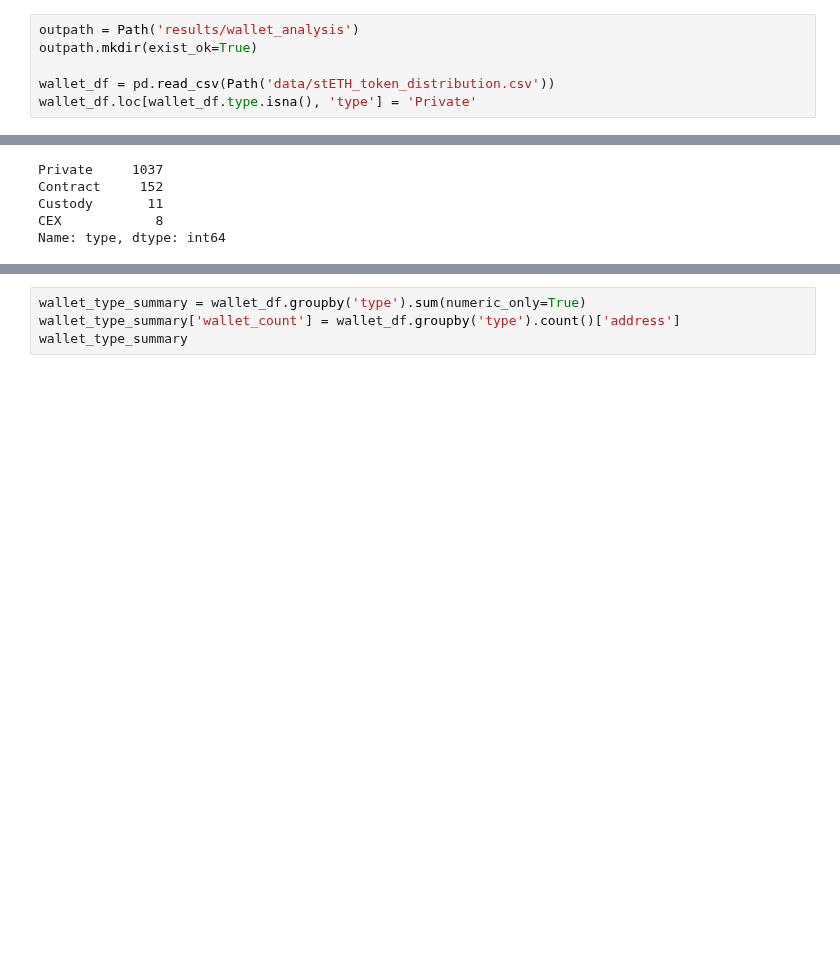
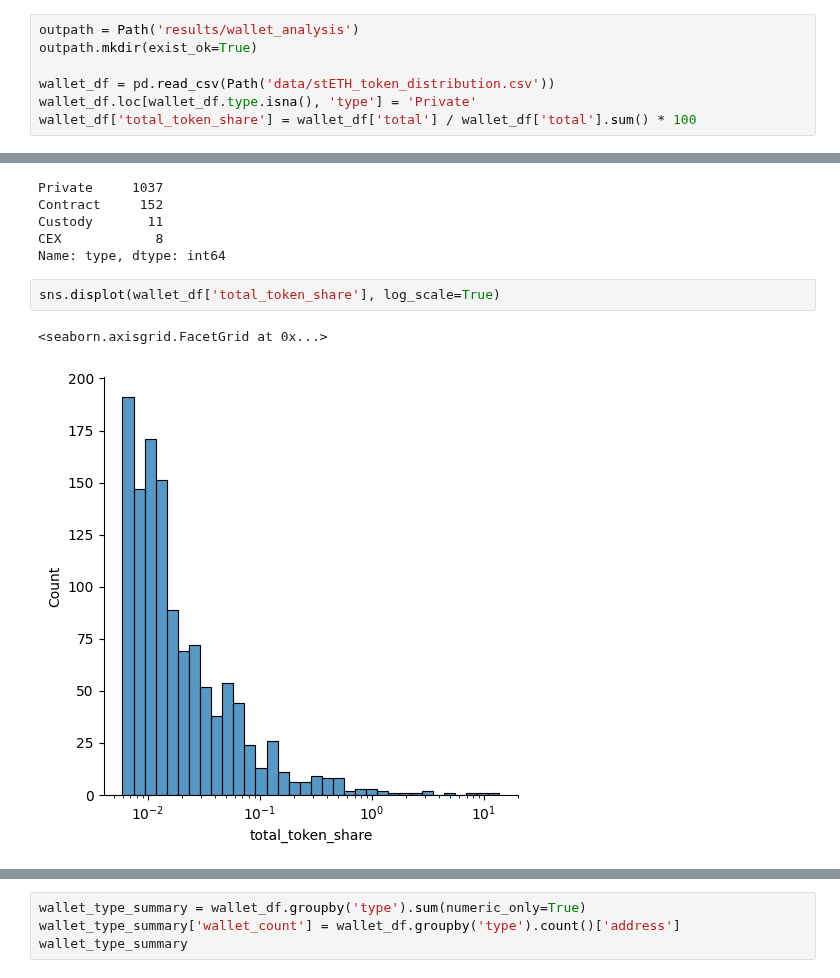
Before and after one commit to collectif-dao/dg-research, a Jupyter notebook: wallet_analysis.ipynb, the cells around one changed output, grey strips where cells are left out. Saved outputs shown, nothing was run; the diff lists cells and outputs as text; blank space fills up the shorter version.

```diff
--- a/wallet_analysis.ipynb
+++ b/wallet_analysis.ipynb
@@ -40,3 +40,4 @@ outpath.mkdir(exist_ok=True)
 
 wallet_df = pd.read_csv(Path('data/stETH_token_distribution.csv'))
 wallet_df.loc[wallet_df.type.isna(), 'type'] = 'Private'
+wallet_df['total_token_share'] = wallet_df['total'] / wallet_df['total'].sum() * 100
@@ -48,3 +65,8 @@ Contract     152
 Custody       11
 CEX            8
 Name: type, dtype: int64
+# %%
+sns.displot(wallet_df['total_token_share'], log_scale=True)
+# %% [output]
+<seaborn.axisgrid.FacetGrid at 0x...>
+[figure, added]
```
Also changed, not shown: parts of 10 cells of this notebook, 6 other files.
